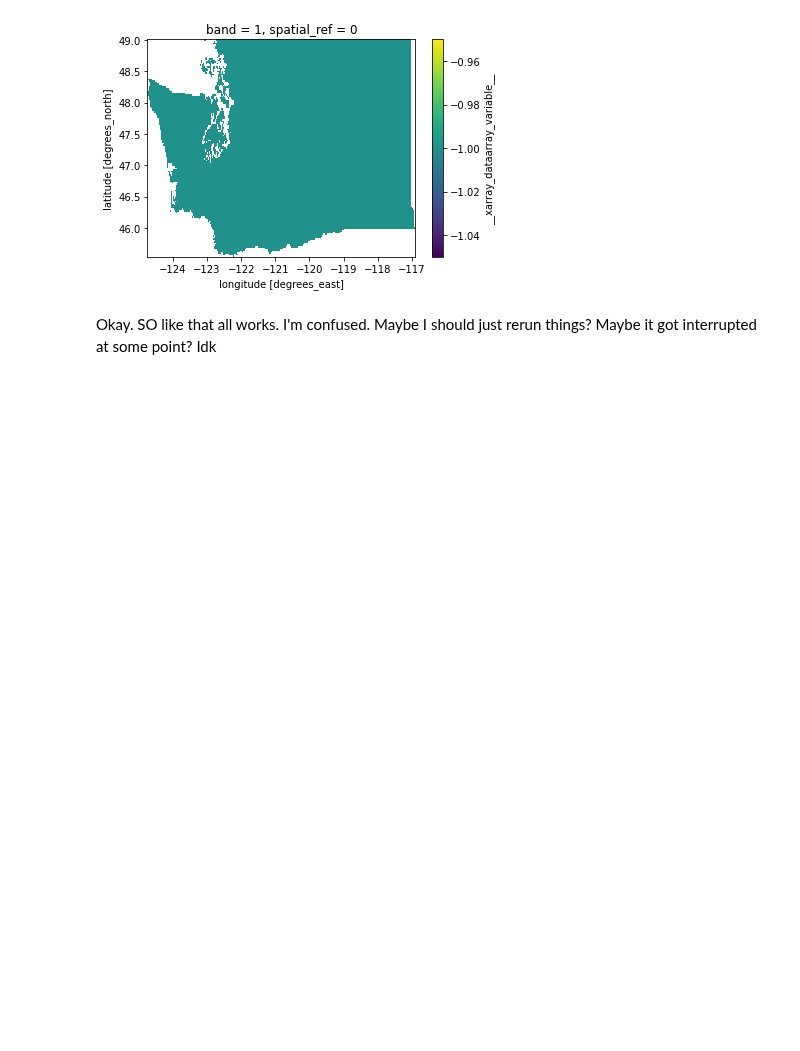
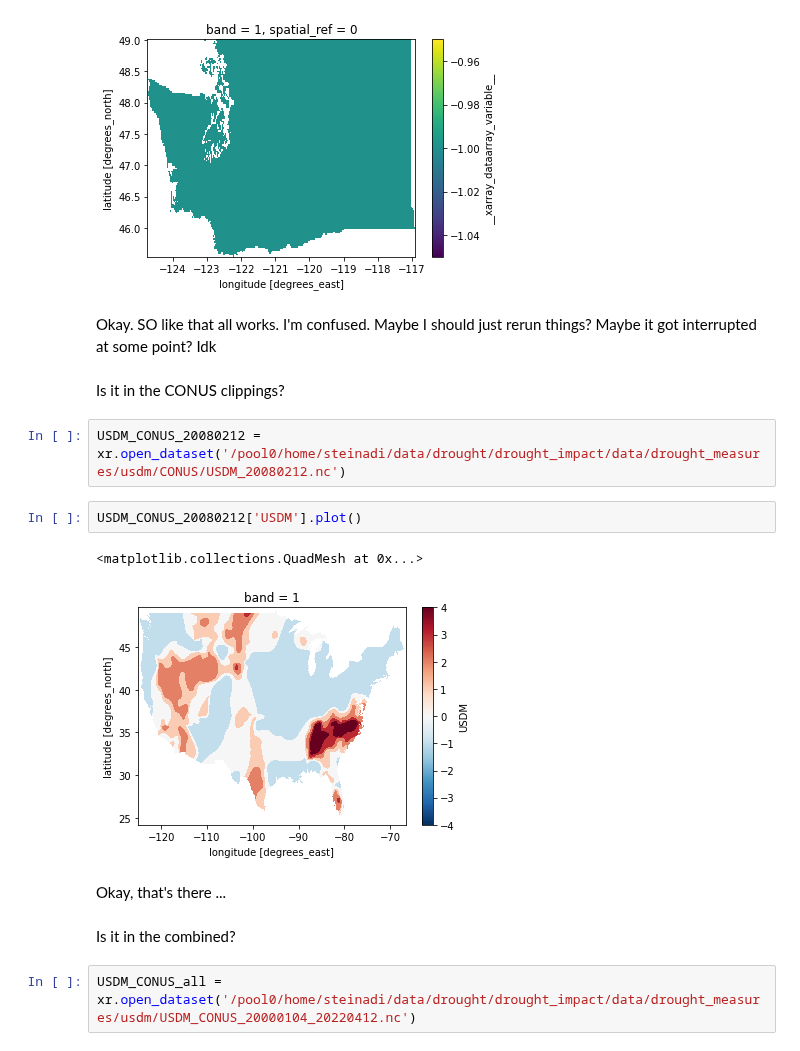
Before and after one commit to UW-Hydro/drought_impact, a Jupyter notebook: notebooks/quality_control/usdm_spi_qa_sumzero_caf.ipynb, the cells around one changed output. Cells and saved outputs as stored; diff of their text form; blank space fills up the shorter version.

```diff
--- a/notebooks/quality_control/usdm_spi_qa_sumzero_caf.ipynb
+++ b/notebooks/quality_control/usdm_spi_qa_sumzero_caf.ipynb
@@ -268,3 +268,18 @@ USDM_20080212_wa.plot()
 [figure]
 # %% [markdown]
 Okay. SO like that all works. I'm confused. Maybe I should just rerun things? Maybe it got interrupted at some point? Idk
+# %% [markdown]
+Is it in the CONUS clippings?
+# %%
+USDM_CONUS_20080212 = xr.open_dataset('/pool0/home/steinadi/data/drought/drought_impact/data/drought_measures/usdm/CONUS/USDM_20080212.nc')
+# %%
+USDM_CONUS_20080212['USDM'].plot()
+# %% [output]
+<matplotlib.collections.QuadMesh at 0x...>
+[figure, added]
+# %% [markdown]
+Okay, that's there ...
+# %% [markdown]
+Is it in the combined?
+# %%
+USDM_CONUS_all = xr.open_dataset('/pool0/home/steinadi/data/drought/drought_impact/data/drought_measures/usdm/USDM_CONUS_20000104_20220412.nc')
```
Also changed, not shown: parts of 10 cells of this notebook, 2 other files.
